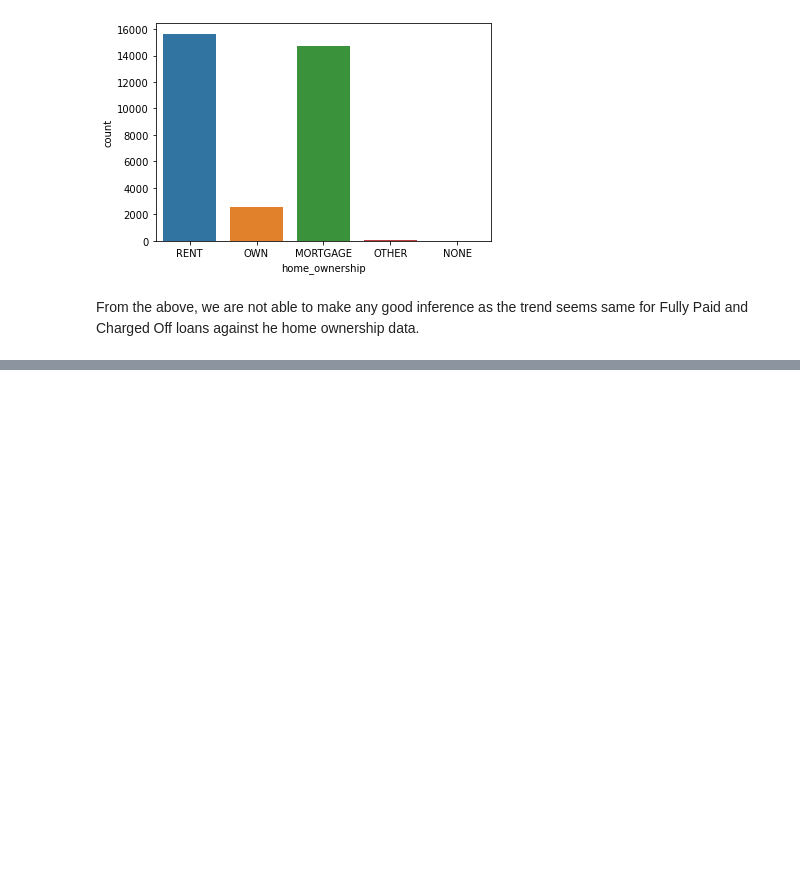
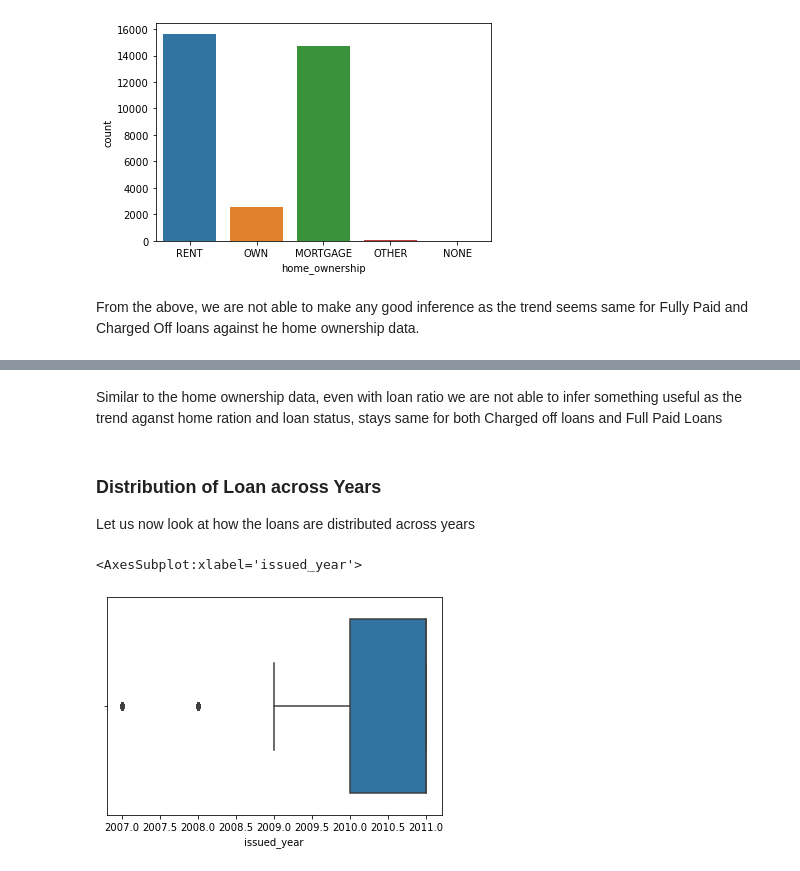
Before and after one commit to sreejith-rajashekaran/LendingClubCaseStudy, a Jupyter notebook: LendingClubCaseStudyFinal.ipynb, the cells around one changed output, grey strips where cells are left out. Cells and saved outputs as stored; diff of their text form; code cells hidden in the pictures; blank space fills up the shorter version.

```diff
--- a/LendingClubCaseStudyFinal.ipynb
+++ b/LendingClubCaseStudyFinal.ipynb
@@ -619,0 +653,11 @@ From the above, we are not able to make any good inference as the trend seems sa
+# %% [markdown]
+Similar to the home ownership data, even with loan ratio we are not able to infer something useful as the trend aganst home ration and loan status, stays same for both Charged off loans and Full Paid Loans
+# %% [markdown]
+### Distribution of Loan across Years
+
+Let us now look at how the loans are distributed across years
+# %%
+sns.boxplot(data_set.issued_year)
+# %% [output]
+<AxesSubplot:xlabel='issued_year'>
+[figure, added]
```
Also changed, not shown: parts of 14 cells of this notebook.
